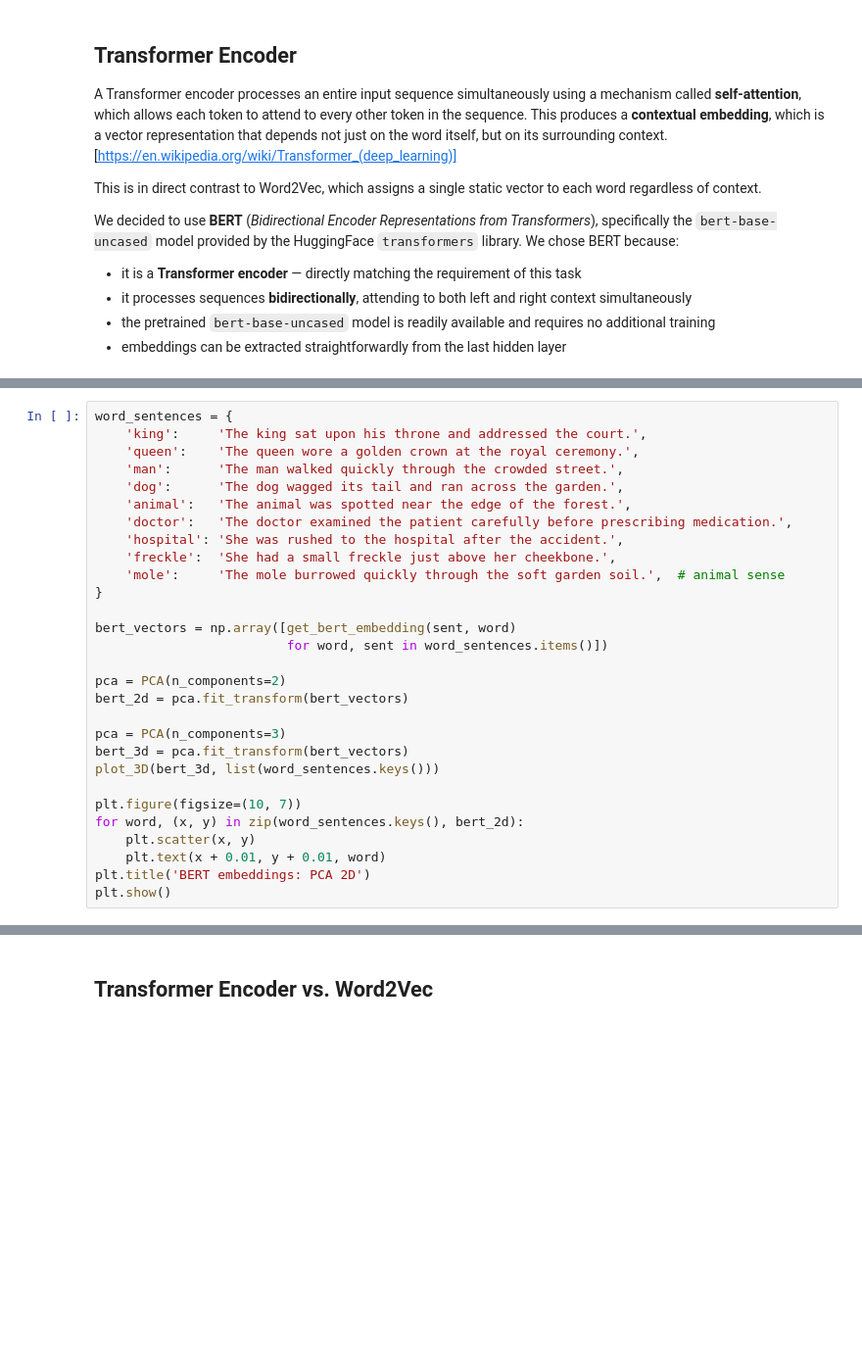
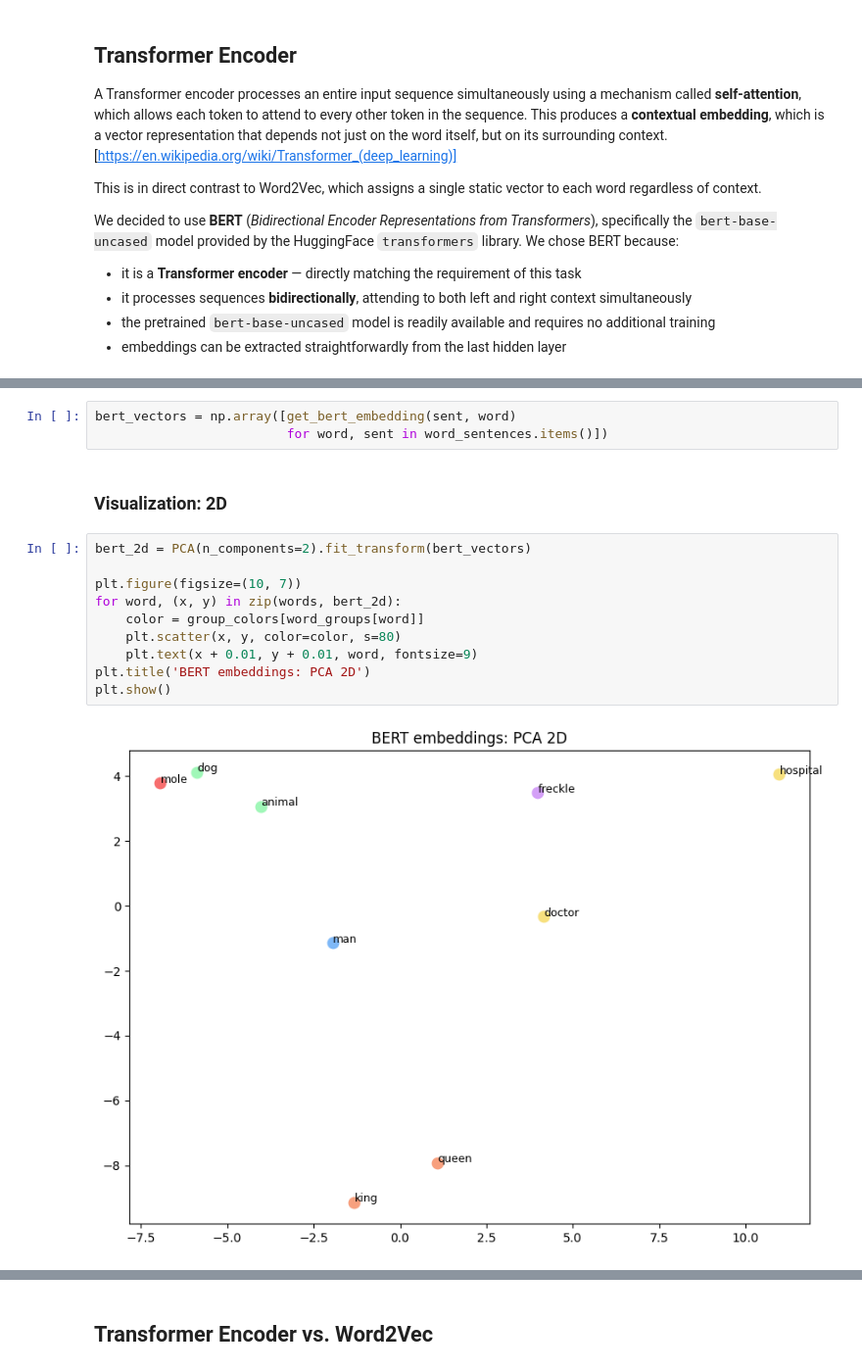
Before and after one commit to wlaszkiewicz/transformers-vs-word2vec, a Jupyter notebook: transformers_vs_word2vec.ipynb, the cells around one changed output, grey strips where cells are left out. Shown at 98% size. Cells and saved outputs as stored; diff of their text form; blank space fills up the shorter version.

```diff
--- a/transformers_vs_word2vec.ipynb
+++ b/transformers_vs_word2vec.ipynb
@@ -210,32 +254,3 @@ cls.seq_relationship.bias                  | UNEXPECTED |  |
 
 Notes:
 - UNEXPECTED:   can be ignored when loading from different task/architecture; not ok if you expect identical arch.
-# %%
-word_sentences = {
-    'king':     'The king sat upon his throne and addressed the court.',
-    'queen':    'The queen wore a golden crown at the royal ceremony.',
-    'man':      'The man walked quickly through the crowded street.',
-    'dog':      'The dog wagged its tail and ran across the garden.',
-    'animal':   'The animal was spotted near the edge of the forest.',
-    'doctor':   'The doctor examined the patient carefully before prescribing medication.',
-    'hospital': 'She was rushed to the hospital after the accident.',
-    'freckle':  'She had a small freckle just above her cheekbone.',
-    'mole':     'The mole burrowed quickly through the soft garden soil.',  # animal sense
-}
-
-bert_vectors = np.array([get_bert_embedding(sent, word)
-                         for word, sent in word_sentences.items()])
-
-pca = PCA(n_components=2)
-bert_2d = pca.fit_transform(bert_vectors)
-
-pca = PCA(n_components=3)
-bert_3d = pca.fit_transform(bert_vectors)
-plot_3D(bert_3d, list(word_sentences.keys()))
-
-plt.figure(figsize=(10, 7))
-for word, (x, y) in zip(word_sentences.keys(), bert_2d):
-    plt.scatter(x, y)
-    plt.text(x + 0.01, y + 0.01, word)
-plt.title('BERT embeddings: PCA 2D')
-plt.show()
@@ -244,0 +257,17 @@ plt.show()
+# %%
+bert_vectors = np.array([get_bert_embedding(sent, word)
+                         for word, sent in word_sentences.items()])
+# %% [markdown]
+### Visualization: 2D
+# %%
+bert_2d = PCA(n_components=2).fit_transform(bert_vectors)
+
+plt.figure(figsize=(10, 7))
+for word, (x, y) in zip(words, bert_2d):
+    color = group_colors[word_groups[word]]
+    plt.scatter(x, y, color=color, s=80)
+    plt.text(x + 0.01, y + 0.01, word, fontsize=9)
+plt.title('BERT embeddings: PCA 2D')
+plt.show()
+# %% [output]
+[figure, added]
```
Also changed, not shown: parts of 18 cells of this notebook.
